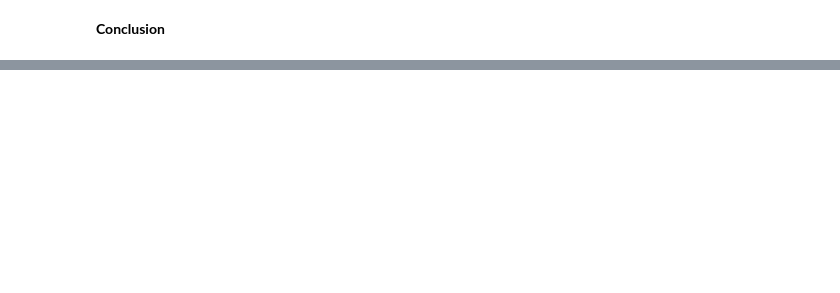
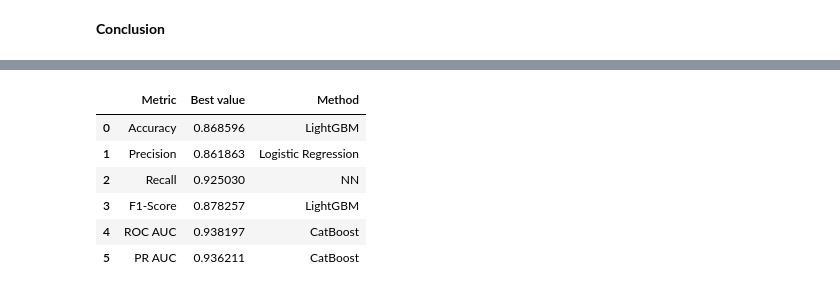
Before and after one commit to IsabellaPodavini/Machine_Learning, a Jupyter notebook: project.ipynb, the cells around one changed output, grey strips where cells are left out. Saved outputs shown, nothing was run; the diff lists cells and outputs as text; code cells hidden in the pictures; blank space fills up the shorter version.

```diff
--- a/project.ipynb
+++ b/project.ipynb
@@ -1036,0 +1087,3 @@ models_df = pd.concat([models_df, metrics_TF.to_frame().T])
+# %%
+models_df.index = models_df.Name
+models_df = models_df.drop('Name', axis=1)
@@ -1036,0 +1096,20 @@ models_df = pd.concat([models_df, metrics_TF.to_frame().T])
+# %%
+best_value = pd.DataFrame(columns=['Metric', 'Best value', 'Method'])
+
+for col in models_df.columns:
+    if col != 'Confusion Matrix':
+        best_value_row = models_df.sort_values(by=col, ascending=False).head(1)
+        best_value_r = best_value_row[col].values[0]
+        method_name = best_value_row.index[0]
+        new_row = pd.DataFrame({'Metric': [col], 'Best value': [best_value_r], 'Method': [method_name]})
+        best_value = pd.concat([best_value, new_row], ignore_index=True)
+
+pd.DataFrame(best_value)
+# %% [output]
+|  | Metric | Best value | Method |
+| 0 | Accuracy | 0.868596 | LightGBM |
+| 1 | Precision | 0.861863 | Logistic Regression |
+| 2 | Recall | 0.925030 | NN |
+| 3 | F1-Score | 0.878257 | LightGBM |
+| 4 | ROC AUC | 0.938197 | CatBoost |
+| 5 | PR AUC | 0.936211 | CatBoost |
```
Also changed, not shown: parts of 20 cells of this notebook, 3 other files.
